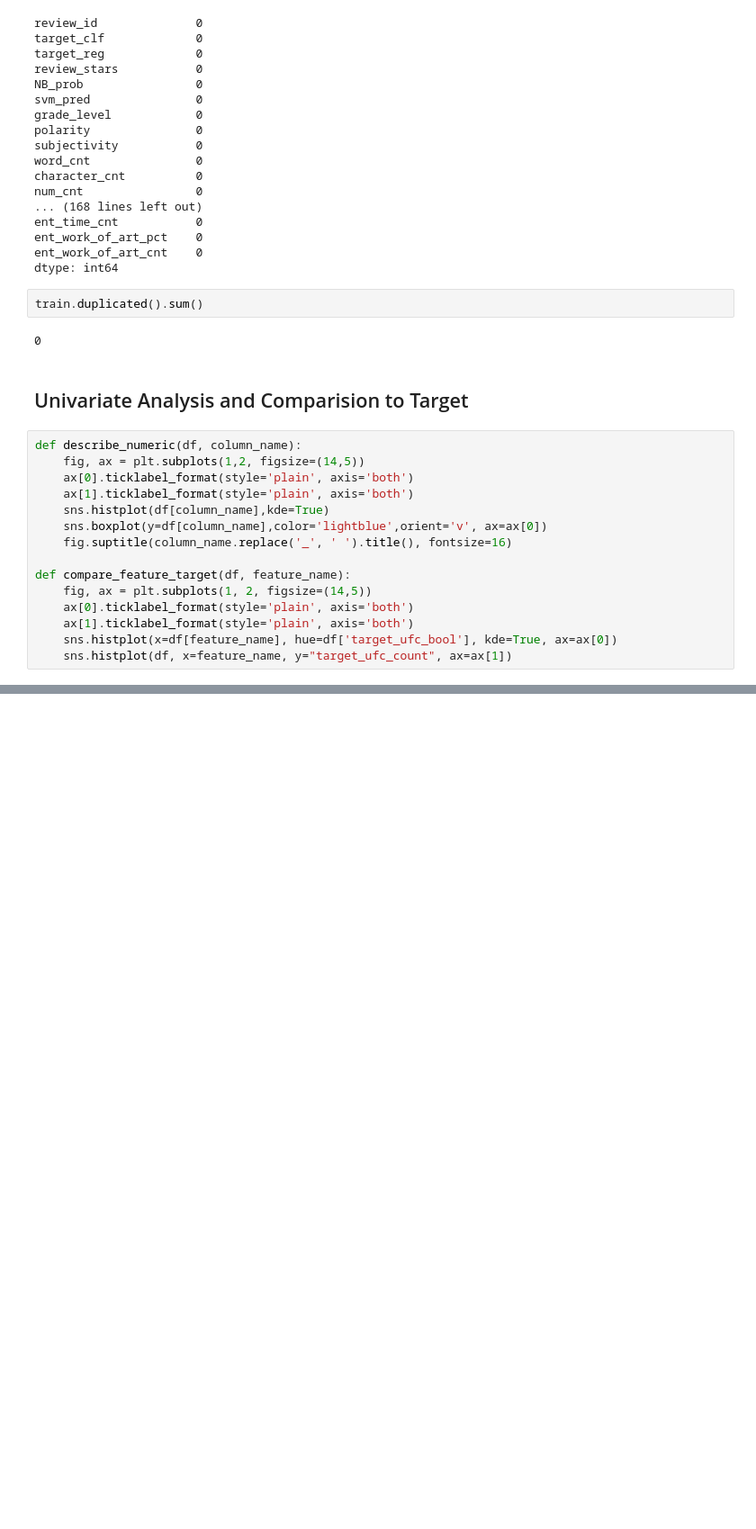
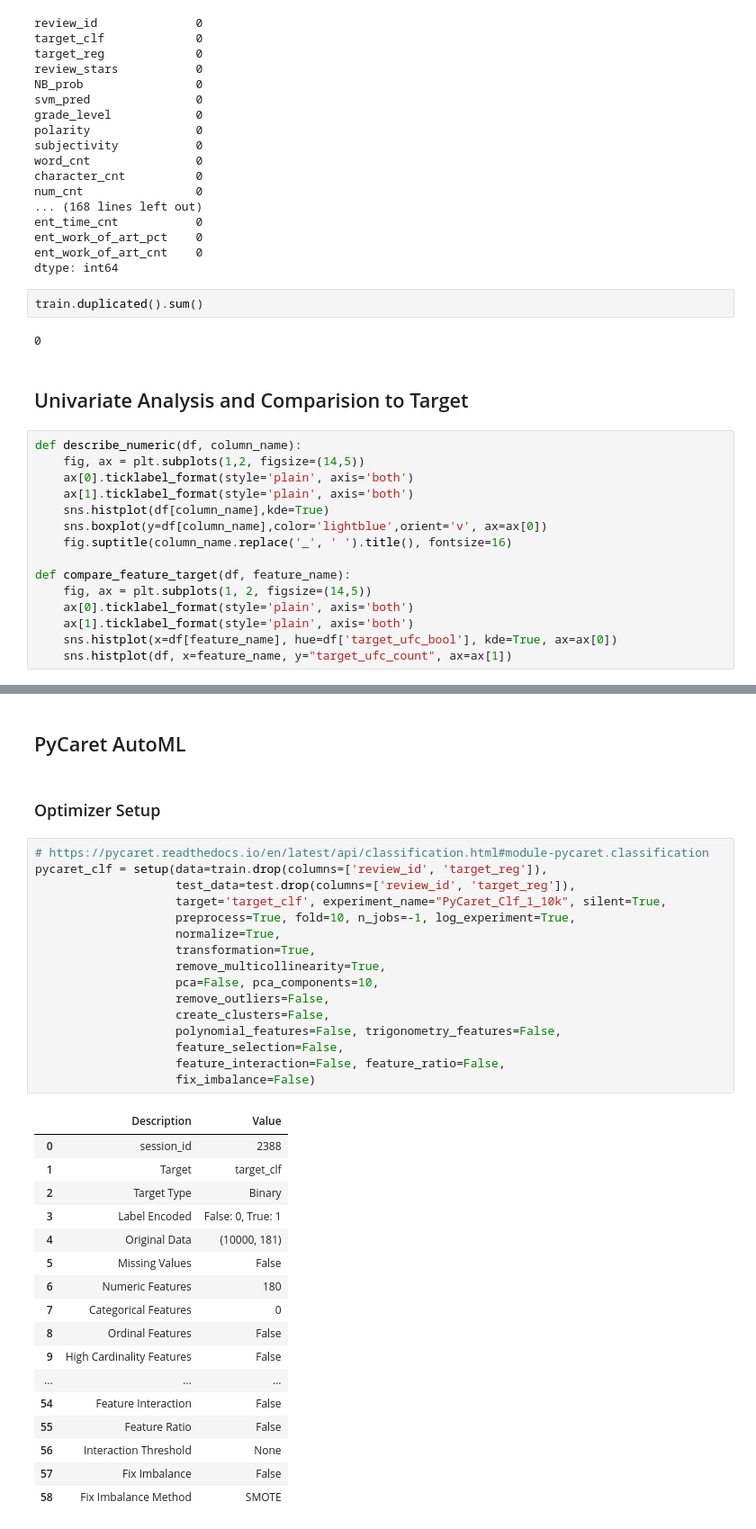
Before and after one commit to jeffjohannsen/Predicting_Yelp_Review_Quality, a Jupyter notebook: notebooks/3.2_Processed_Text_EDA_AutoML.ipynb, the cells around one changed output, grey strips where cells are left out. Shown at 90% size. Saved outputs shown, nothing was run; the diff lists cells and outputs as text; blank space fills up the shorter version.

Commit message:
AutoML set up and running on EC2

```diff
--- a/notebooks/3.2_Processed_Text_EDA_AutoML.ipynb
+++ b/notebooks/3.2_Processed_Text_EDA_AutoML.ipynb
@@ -323,0 +347,38 @@ def compare_feature_target(df, feature_name):
+# %% [markdown]
+## PyCaret AutoML
+# %% [markdown]
+### Optimizer Setup
+# %%
+# https://pycaret.readthedocs.io/en/latest/api/classification.html#module-pycaret.classification
+pycaret_clf = setup(data=train.drop(columns=['review_id', 'target_reg']),
+                    test_data=test.drop(columns=['review_id', 'target_reg']),
+                    target='target_clf', experiment_name="PyCaret_Clf_1_10k", silent=True,
+                    preprocess=True, fold=10, n_jobs=-1, log_experiment=True,
+                    normalize=True,
+                    transformation=True,
+                    remove_multicollinearity=True,
+                    pca=False, pca_components=10,
+                    remove_outliers=False,
+                    create_clusters=False,
+                    polynomial_features=False, trigonometry_features=False,
+                    feature_selection=False,
+                    feature_interaction=False, feature_ratio=False,
+                    fix_imbalance=False)
+# %% [output]
+|  | Description | Value |
+| 0 | session_id | 2388 |
+| 1 | Target | target_clf |
+| 2 | Target Type | Binary |
+| 3 | Label Encoded | False: 0, True: 1 |
+| 4 | Original Data | (10000, 181) |
+| 5 | Missing Values | False |
+| 6 | Numeric Features | 180 |
+| 7 | Categorical Features | 0 |
+| 8 | Ordinal Features | False |
+| 9 | High Cardinality Features | False |
+| ... | ... | ... |
+| 54 | Feature Interaction | False |
+| 55 | Feature Ratio | False |
+| 56 | Interaction Threshold | None |
+| 57 | Fix Imbalance | False |
+| 58 | Fix Imbalance Method | SMOTE |
```
Also changed, not shown: parts of 17 cells of this notebook, 1 other file.
